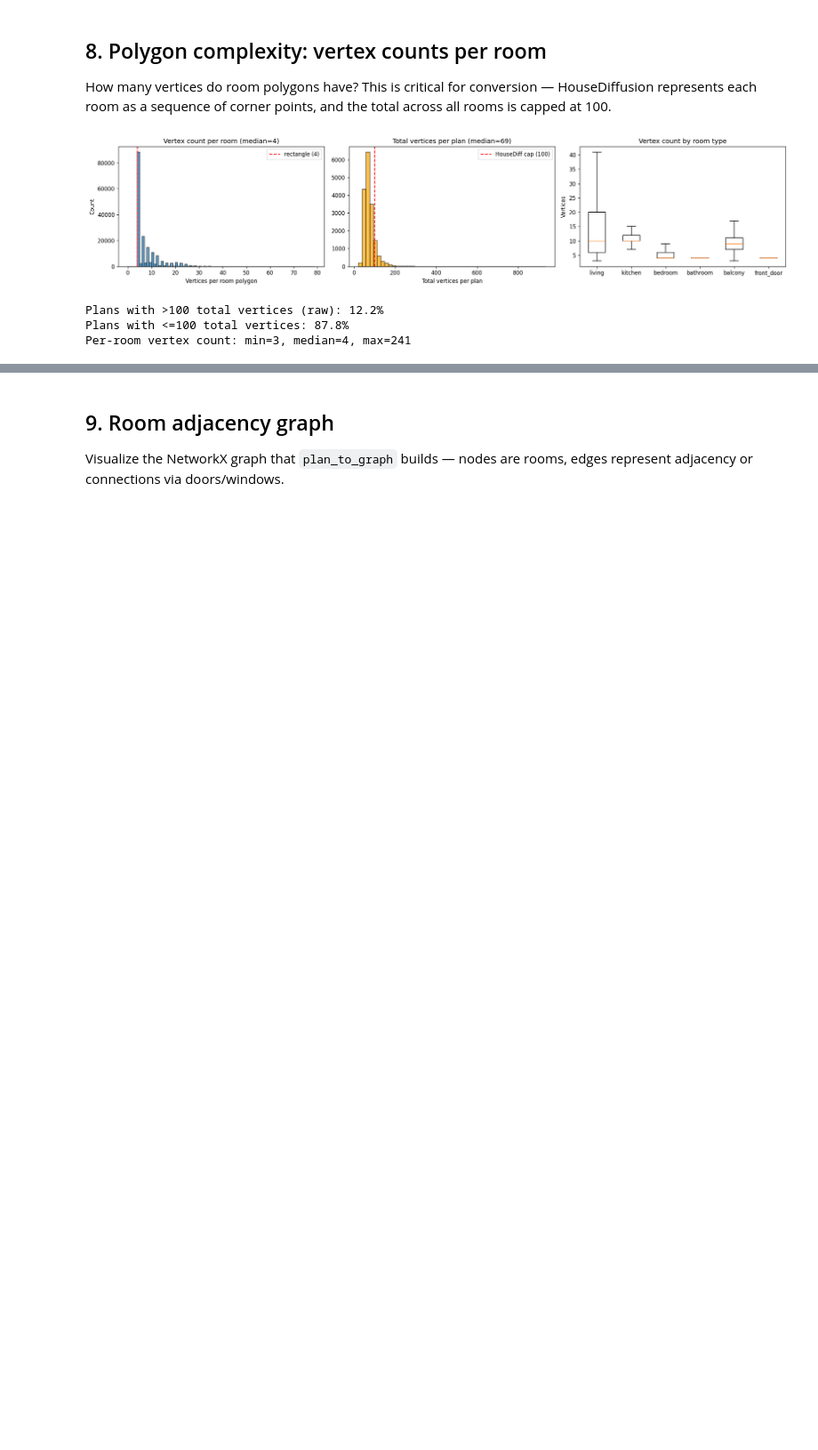
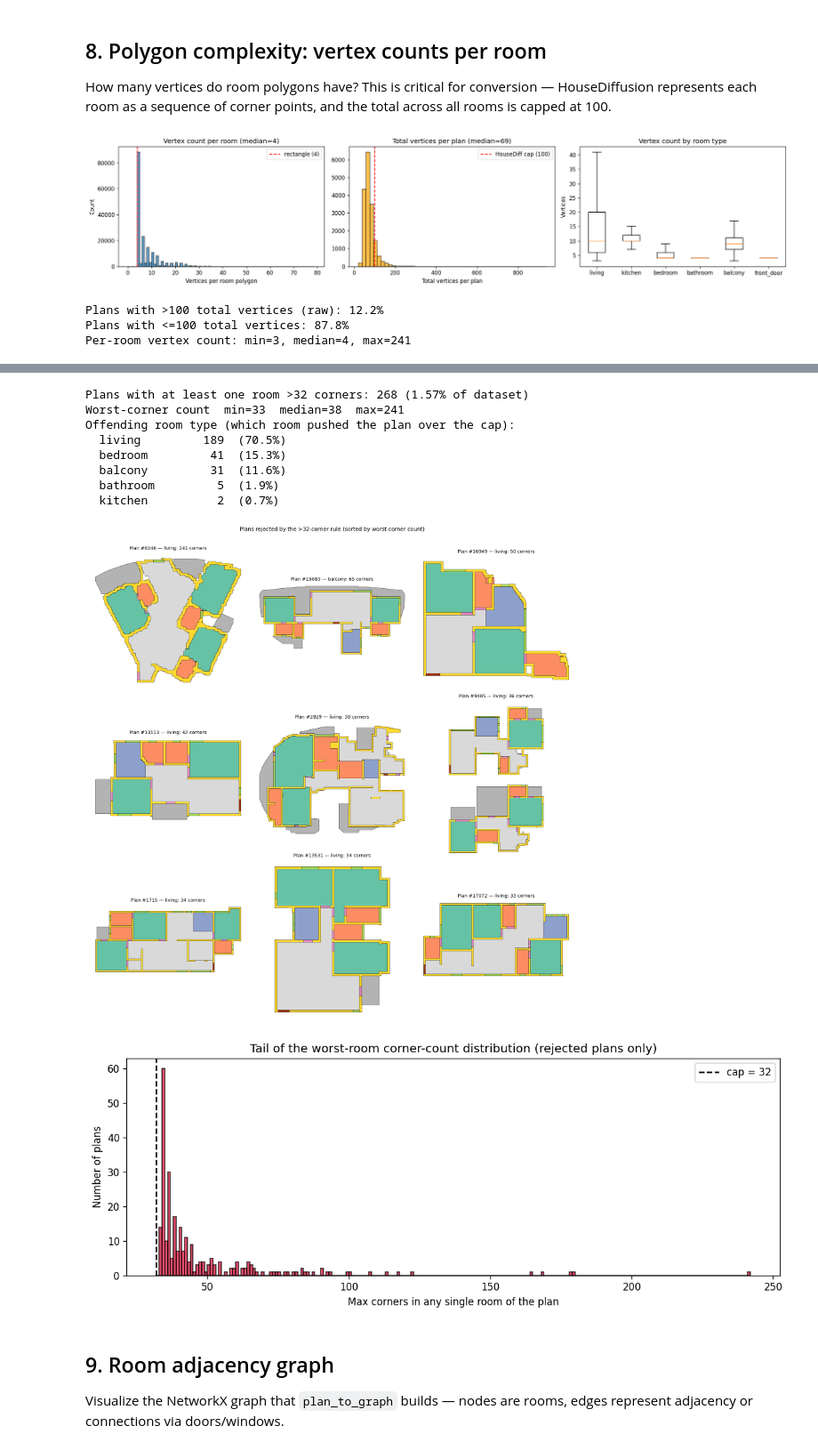
Before and after one commit to nickiliak/Floorplan-Diffusion-Models, a Jupyter notebook: notebooks/01_resplan_exploration.ipynb, the cells around one changed output, grey strips where cells are left out. Shown at 89% size. Saved outputs shown, nothing was run; the diff lists cells and outputs as text; code cells hidden in the pictures; blank space fills up the shorter version.

```diff
--- a/notebooks/01_resplan_exploration.ipynb
+++ b/notebooks/01_resplan_exploration.ipynb
@@ -373,3 +384,80 @@ Per-room vertex count: min=3, median=4, max=241
+# %%
+# Find every plan with at least one room polygon exceeding 32 corners.
+ROOM_KEYS_VIS = ["living", "kitchen", "bedroom", "bathroom", "balcony", "front_door"]
+CORNER_CAP = 32
+
+def _max_corners(plan):
+    worst_key, worst_n = None, 0
+    for key in ROOM_KEYS_VIS:
+        for geom in get_geometries(plan.get(key)):
+            if isinstance(geom, Polygon) and not geom.is_empty:
+                n = len(np.array(geom.exterior.coords)) - 1
+            elif isinstance(geom, LineString):
+                n = len(geom.coords)
+            else:
+                continue
+            if n > worst_n:
+                worst_n, worst_key = n, key
+    return worst_key, worst_n
+
+rejected = []  # (idx, worst_key, worst_n)
+for i, p in enumerate(plans):
+    key, n = _max_corners(p)
+    if n > CORNER_CAP:
+        rejected.append((i, key, n))
+
+worst_counts = np.array([n for _, _, n in rejected])
+offender_types = Counter(k for _, k, _ in rejected)
+
+print(f"Plans with at least one room >{CORNER_CAP} corners: {len(rejected)} "
+      f"({100 * len(rejected) / len(plans):.2f}% of dataset)")
+print(f"Worst-corner count  min={worst_counts.min()}  "
+      f"median={int(np.median(worst_counts))}  max={worst_counts.max()}")
+print("Offending room type (which room pushed the plan over the cap):")
+for k, c in offender_types.most_common():
+    print(f"  {k:12s}  {c:4d}  ({100*c/len(rejected):.1f}%)")
+
+# 3x3 grid spanning the full range of corner counts, from pathological -> just-over-cap.
+rejected_sorted = sorted(rejected, key=lambda r: r[2], reverse=True)
+pick_idx = np.linspace(0, len(rejected_sorted) - 1, 9).astype(int)
+samples = [rejected_sorted[i] for i in pick_idx]
+
+fig, axes = plt.subplots(3, 3, figsize=(18, 18))
+for ax, (idx, key, n) in zip(axes.flat, samples):
+    try:
+        plot_plan(plans[idx], ax=ax,
+                  title=f"Plan #{idx} — {key}: {n} corners",
+                  legend=False, tight=False)
+    except Exception as e:
+        ax.set_title(f"Plan #{idx} — ERROR: {e}")
+        ax.axis("off")
+fig.suptitle("Plans rejected by the >32-corner rule (sorted by worst corner count)",
+             fontsize=14, y=1.0)
+plt.tight_layout()
+plt.show()
+
+# Tail-shape histogram of worst corner counts.
+fig, ax = plt.subplots(figsize=(10, 4))
+ax.hist(worst_counts, bins=range(CORNER_CAP, worst_counts.max() + 2),
+        edgecolor="black", alpha=0.75, color="crimson")
+ax.axvline(CORNER_CAP, color="black", linestyle="--", label=f"cap = {CORNER_CAP}")
+ax.set_xlabel("Max corners in any single room of the plan")
+ax.set_ylabel("Number of plans")
+ax.set_title("Tail of the worst-room corner-count distribution (rejected plans only)")
+ax.legend()
+plt.tight_layout()
+plt.show()
+# %% [output]
+Plans with at least one room >32 corners: 268 (1.57% of dataset)
+Worst-corner count  min=33  median=38  max=241
+Offending room type (which room pushed the plan over the cap):
+  living         189  (70.5%)
+  bedroom         41  (15.3%)
+  balcony         31  (11.6%)
+  bathroom         5  (1.9%)
+  kitchen          2  (0.7%)
+[figure, added]
+[figure, added]
 # %% [markdown]
 ## 9. Room adjacency graph
 
```
Also changed, not shown: parts of 2 cells of this notebook, 1 other file.
